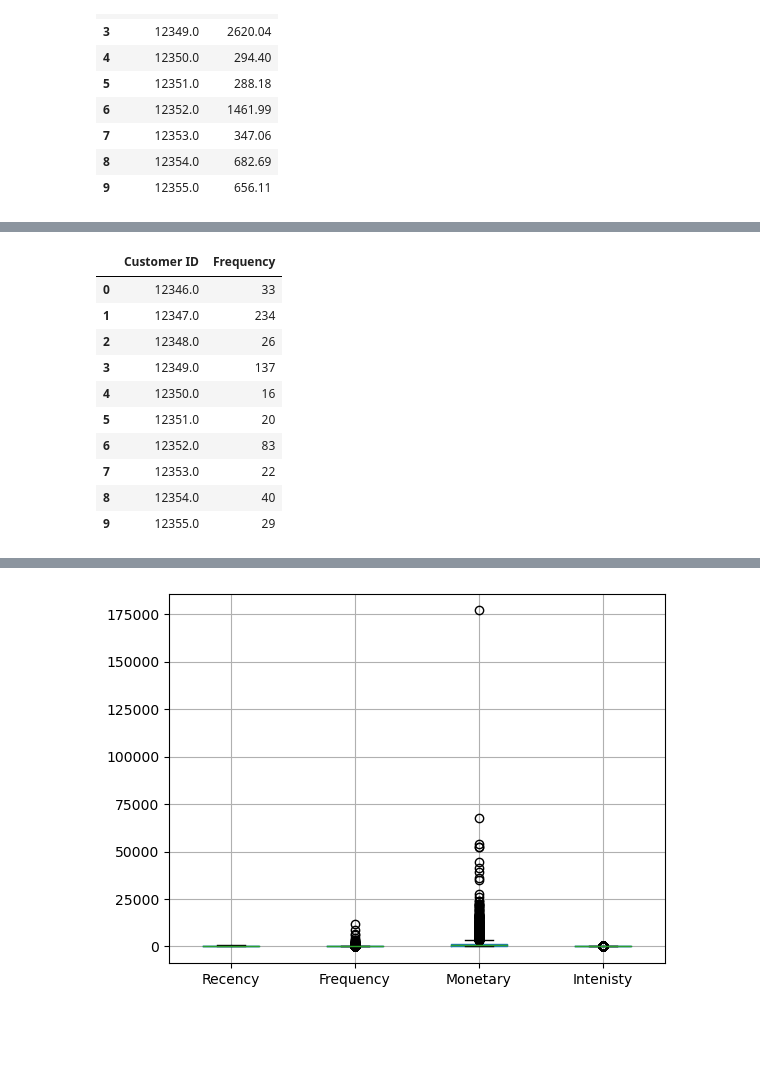
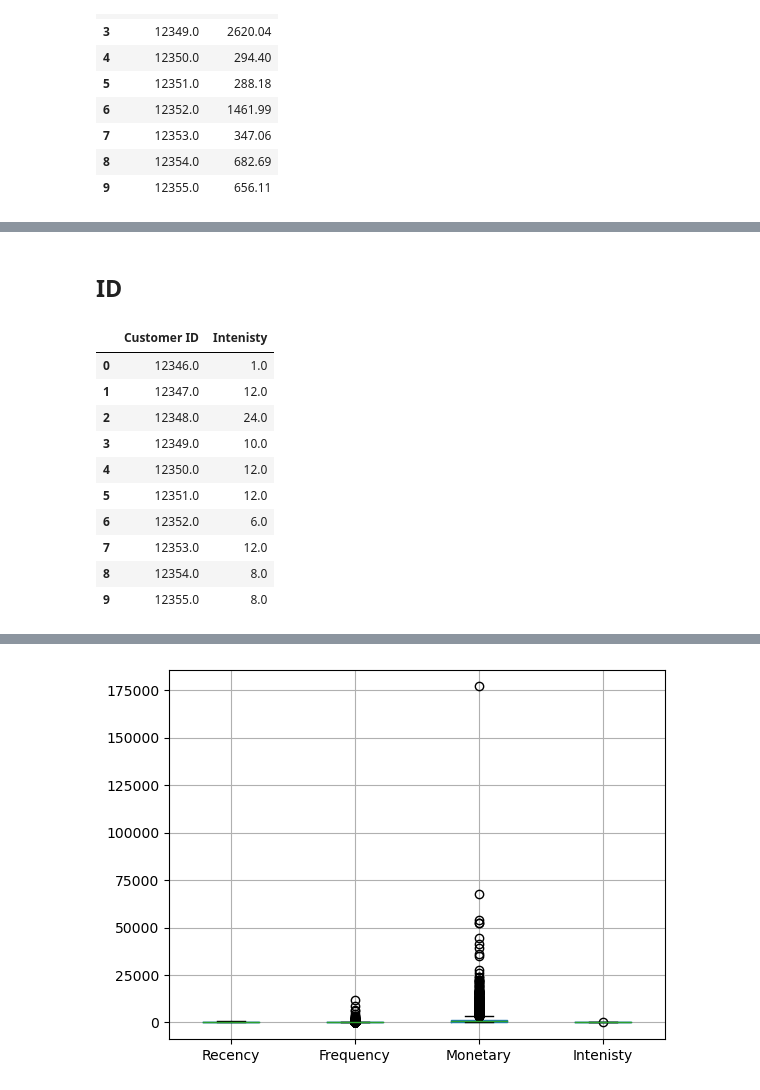
Before and after one commit to Ahmed-Ashraf-Marzouk/RFM-ID-customer-segmentation, a Jupyter notebook: main.ipynb, the cells around one changed output, grey strips where cells are left out. Cells and saved outputs as stored; diff of their text form; code cells hidden in the pictures; blank space fills up the shorter version.

```diff
--- a/main.ipynb
+++ b/main.ipynb
@@ -237,17 +274,19 @@ rfm_m.head(10)
+# %% [markdown]
+## ID
 # %%
-# Frequency
-rfm_f = df_proc.groupby('Customer ID')['Invoice'].count().reset_index()
-rfm_f.columns = ['Customer ID', 'Frequency']
-rfm_f.head(10)
+# Intenisty
+rfm_i = df_proc.groupby('Customer ID')['Quantity'].median().reset_index()
+rfm_i.columns = ['Customer ID', 'Intenisty']
+rfm_i.head(10)
 # %% [output]
-|  | Customer ID | Frequency |
-| 0 | 12346.0 | 33 |
-| 1 | 12347.0 | 234 |
-| 2 | 12348.0 | 26 |
-| 3 | 12349.0 | 137 |
-| 4 | 12350.0 | 16 |
-| 5 | 12351.0 | 20 |
-| 6 | 12352.0 | 83 |
-| 7 | 12353.0 | 22 |
-| 8 | 12354.0 | 40 |
-| 9 | 12355.0 | 29 |
+|  | Customer ID | Intenisty |
+| 0 | 12346.0 | 1.0 |
+| 1 | 12347.0 | 12.0 |
+| 2 | 12348.0 | 24.0 |
+| 3 | 12349.0 | 10.0 |
+| 4 | 12350.0 | 12.0 |
+| 5 | 12351.0 | 12.0 |
+| 6 | 12352.0 | 6.0 |
+| 7 | 12353.0 | 12.0 |
+| 8 | 12354.0 | 8.0 |
+| 9 | 12355.0 | 8.0 |
```
Also changed, not shown: parts of 19 cells of this notebook.
